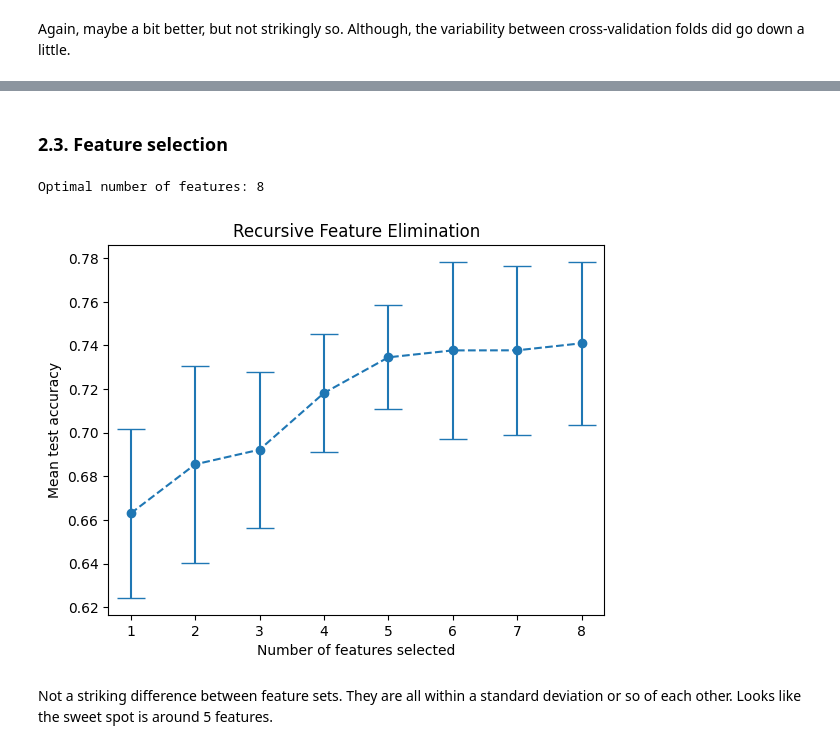
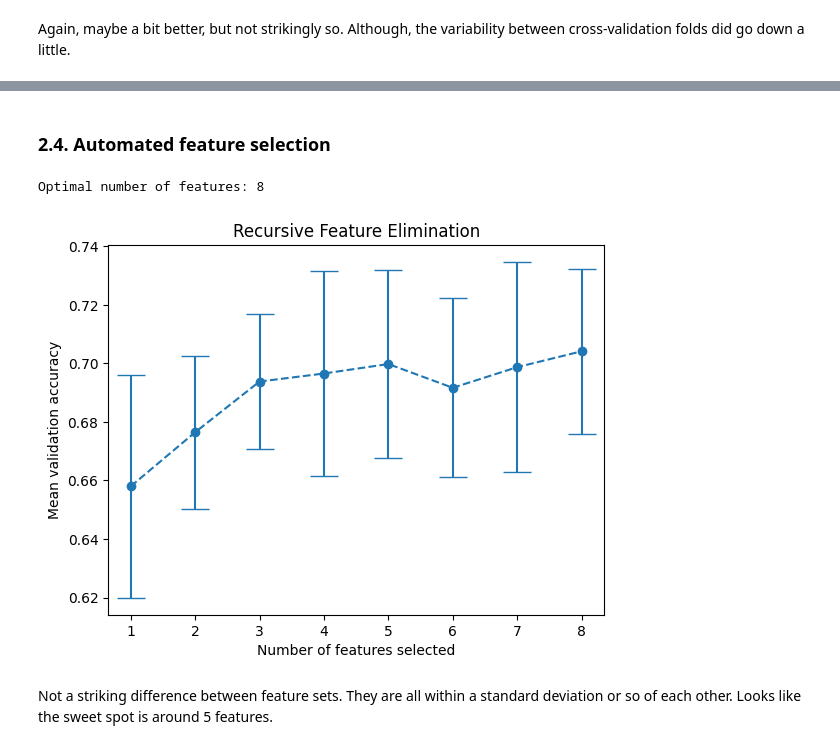
Before and after one commit to 4GeeksAcademy/tdk-gperdrizet-ML-web-app-using-Flask, a Jupyter notebook: src/solution.ipynb, the cells around one changed output, grey strips where cells are left out. Drawn from its saved outputs; the diff is of its cells as text; code cells hidden in the pictures.

```diff
--- a/src/solution.ipynb
+++ b/src/solution.ipynb
@@ -292,15 +310,15 @@ Again, maybe a bit better, but not strikingly so. Although, the variability betw
 # %% [markdown]
-### 2.3. Feature selection
+### 2.4. Automated feature selection
 # %%
 from sklearn.feature_selection import RFECV
 
 min_features_to_select=1
 clf=DecisionTreeClassifier(random_state=random_seed)
 
-rfecv = RFECV(
+rfecv=RFECV(
     estimator=model,
     step=1,
-    cv=StratifiedKFold(7),
+    cv=cv_method,
     scoring='accuracy',
     min_features_to_select=min_features_to_select,
     n_jobs=-1
@@ -313,23 +331,22 @@ print(f"Optimal number of features: {rfecv.n_features_}")
 Optimal number of features: 8
 # %%
 import matplotlib.pyplot as plt
-import pandas as pd
 
 cv_results = pd.DataFrame(rfecv.cv_results_)
 plt.figure()
 plt.xlabel('Number of features selected')
-plt.ylabel('Mean test accuracy')
+plt.ylabel('Mean validation accuracy')
 plt.errorbar(
     x=cv_results['n_features'],
     y=cv_results['mean_test_score'],
     yerr=cv_results['std_test_score'],
     capsize=10,
     marker='o',
     linestyle='dashed'
 )
 plt.title('Recursive Feature Elimination')
 plt.show()
 # %% [output]
-[figure, old version]
+[figure, new version]
 # %% [markdown]
 Not a striking difference between feature sets. They are all within a standard deviation or so of each other. Looks like the sweet spot is around 5 features.
```
Also changed, not shown: parts of 40 cells of this notebook, 1 other file.
